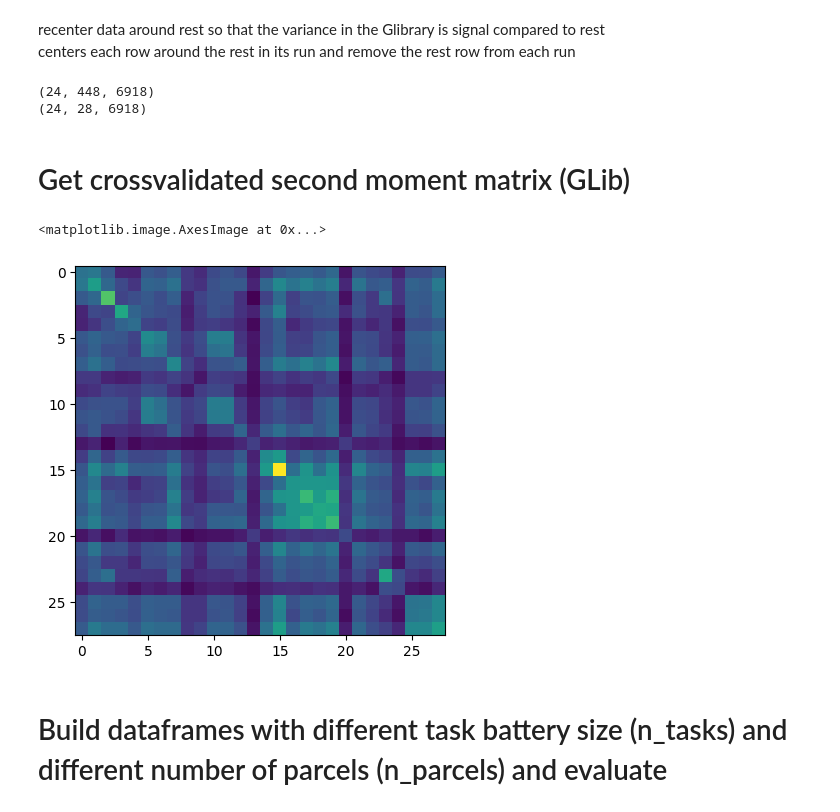
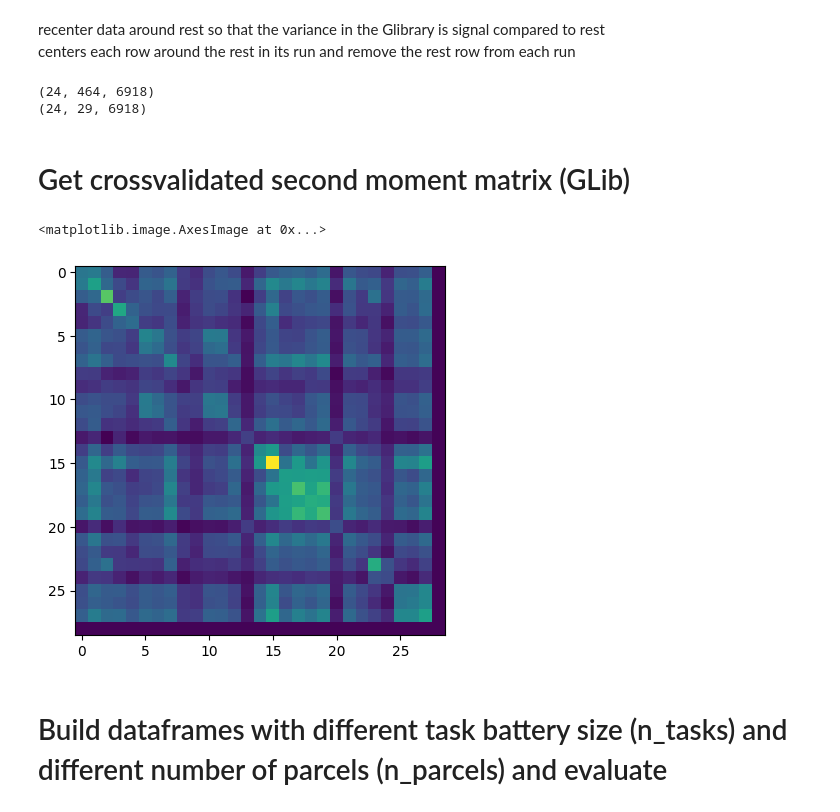
Before and after one commit to DiedrichsenLab/OptimalBattery, a Jupyter notebook: notebooks/6.real_eval_multi_cereb.ipynb, the cells around one changed output. Saved outputs shown, nothing was run; the diff lists cells and outputs as text; code cells hidden in the pictures.

```diff
--- a/notebooks/6.real_eval_multi_cereb.ipynb
+++ b/notebooks/6.real_eval_multi_cereb.ipynb
@@ -27,10 +27,11 @@ func_fus_dir = os.path.join(base_dir, 'FunctionalFusion')
 cerebellum_dir = os.path.join(base_dir, 'Cerebellum')
 # %%
 # roi (full cerebellum)
-ROI_cortex = np.arange(0, 33)
+ROI_cortex = np.arange(1, 33)
 atlas_dir = f'{func_fus_dir}/Atlases/tpl-SUIT'
 model_name = f'{atlas_dir}/atl-NettekovenSym32_space-SUIT_dseg.nii'
 
 parcelation = atlas.read_data(model_name)
 ROI_mask = np.isin(parcelation, ROI_cortex).astype(int)
-ROI_indices = np.arange(ROI_mask.shape[0])
+ROI_indices = np.where(ROI_mask == 1)[0]
+print(len(ROI_indices))
@@ -59,32 +63,31 @@ data_mdtb_s2_all[np.isnan(data_mdtb_s2_all)] = 0
 recenter data around rest so that the variance in the Glibrary is signal compared to rest
 centers each row around the rest in its run and remove the rest row from each run
 # %%
-data_mdtb_s1_run,info_mdtb_1_run = ut.recenter_fmri_data(data_mdtb_s1_run,info_mdtb_1_run,task_column_name='cond_name',center_condition='rest')
+data_mdtb_s1_run = ut.recenter_fmri_data(data_mdtb_s1_run,info_mdtb_1_run,task_column_name='cond_name',center_condition='rest')
+data_mdtb_s1_all = ut.recenter_fmri_data(data_mdtb_s1_all,info_mdtb_1_all,task_column_name='cond_name',center_condition='rest')
 print(data_mdtb_s1_run.shape)
-
-data_mdtb_s1_all,info_mdtb_1_all = ut.recenter_fmri_data(data_mdtb_s1_all,info_mdtb_1_all,task_column_name='cond_name',center_condition='rest')
 print(data_mdtb_s1_all.shape)
 # %% [output]
-(24, 448, 6918)
-(24, 28, 6918)
+(24, 464, 6918)
+(24, 29, 6918)
 # %% [markdown]
 # Get crossvalidated second moment matrix (GLib)
 # %%
-cond_vec = np.tile(np.arange(1, 28 + 1), 16)
-part_vec = np.repeat(np.arange(1, 16 + 1), 28)
+cond_vec = np.tile(np.arange(1, 29 + 1), 16)
+part_vec = np.repeat(np.arange(1, 16 + 1), 29)
 Gs_list = []
 E_list = []
 for i in range(data_mdtb_s1_run.shape[0]):
     Gs,E = pcm.util.est_G_crossval(data_mdtb_s1_run[i][:,ROI_indices] , cond_vec, part_vec)
     Gs_list.append(Gs)
     E_list.append(E)
 
 Gs_list = np.stack(Gs_list, 0)
 G_Lib = np.mean(Gs_list, axis=0)
 
 plt.imshow(G_Lib)
 # %% [output]
 <matplotlib.image.AxesImage at 0x...>
-[figure, old version]
+[figure, new version]
 # %% [markdown]
 # Build dataframes with different task battery size (n_tasks) and different number of parcels (n_parcels) and evaluate
```
Also changed, not shown: parts of 20 cells of this notebook, 12 other files.
